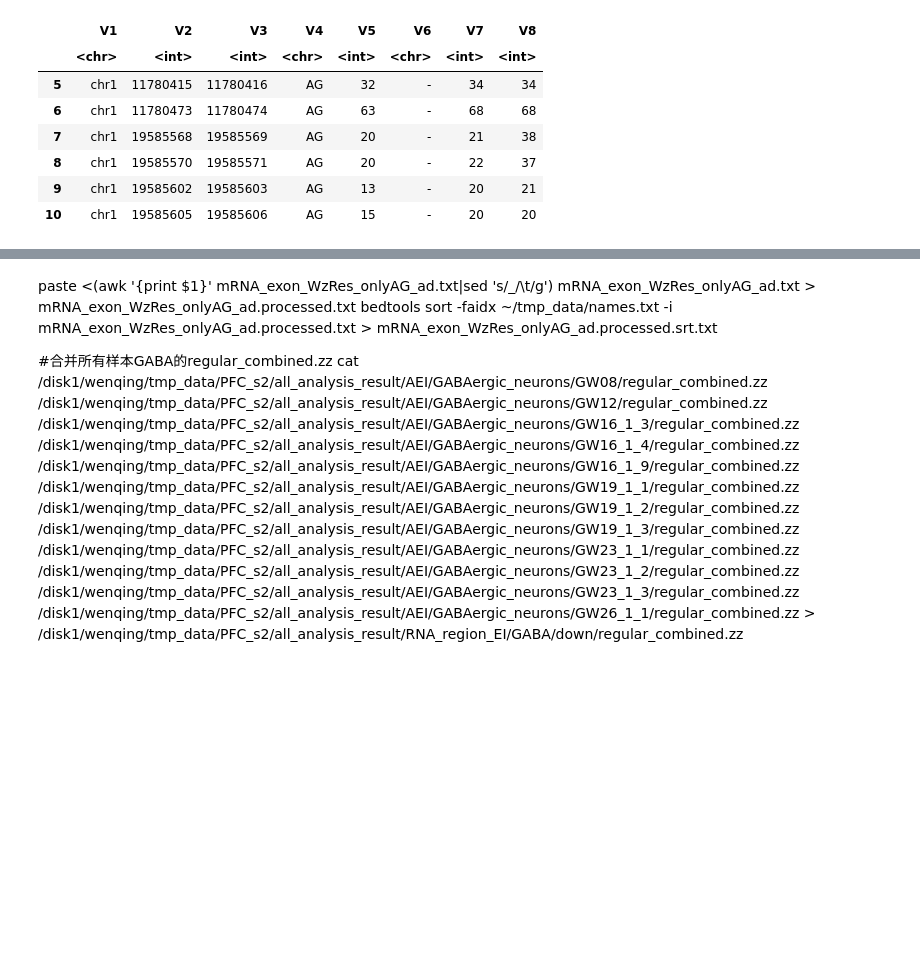
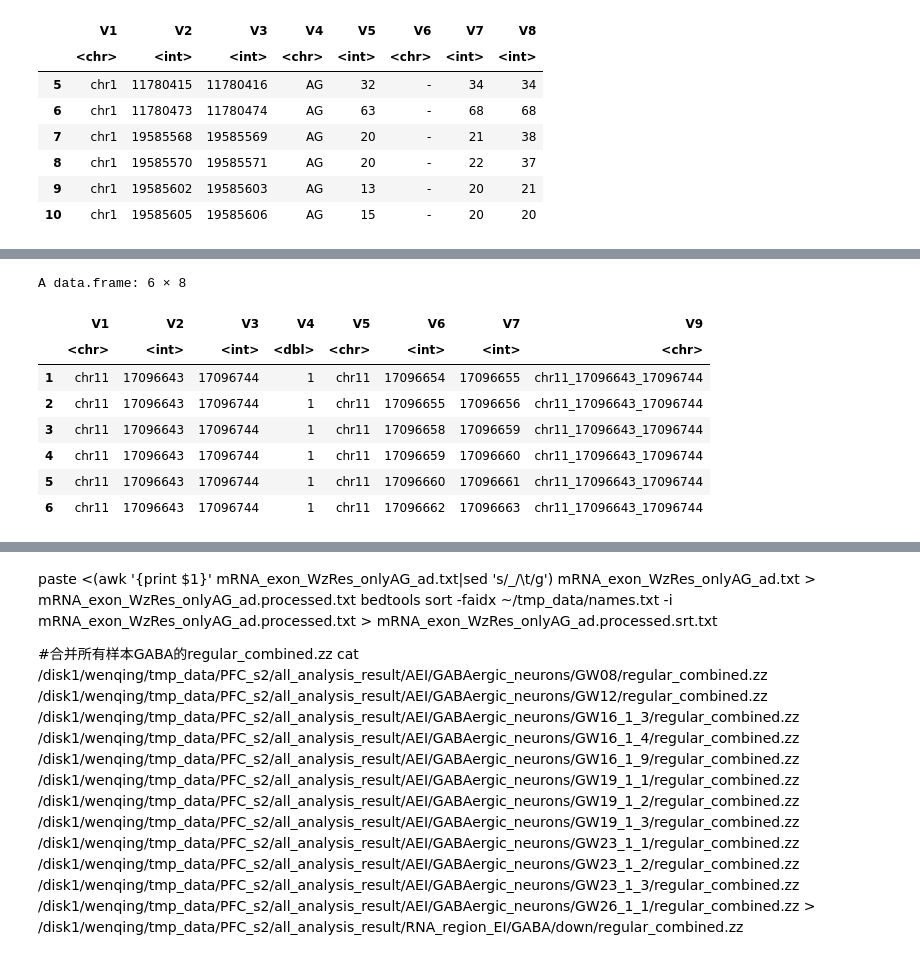
Before and after one commit to Wqing35/scRNA-editing, a Jupyter notebook: lncRNA_mRNA/exon与psi.ipynb, the cells around one changed output, grey strips where cells are left out. Drawn from its saved outputs; the diff is of its cells as text; code cells hidden in the pictures; blank space fills up the shorter version.

```diff
--- a/lncRNA_mRNA/exon与psi.ipynb
+++ b/lncRNA_mRNA/exon与psi.ipynb
@@ -126,0 +224,18 @@ write.table(regionWzRes_onlyAG_ad,"./mRNA_exon_WzRes_onlyAG_ad.txt",sep='\t',col
+# %%
+######整理整个发育阶段的regular.res（和all res有交集的）
+############
+setwd("/disk1/wenqing/tmp_data/PFC_s2/all_analysis_result/lncRNA_mRNA/3_groups_res/GABA/stable")
+
+RNA_res <- read.table("mRNA_stable_exon_regionFrompsi.res")
+RNA_res$V9 <- paste0(RNA_res$V1,"_",RNA_res$V2,"_",RNA_res$V3)
+head(RNA_res)
+# %% [output]
+A data.frame: 6 × 8
+|  | V1 | V2 | V3 | V4 | V5 | V6 | V7 | V9 |
+|  | <chr> | <int> | <int> | <dbl> | <chr> | <int> | <int> | <chr> |
+| 1 | chr11 | 17096643 | 17096744 | 1 | chr11 | 17096654 | 17096655 | chr11_17096643_17096744 |
+| 2 | chr11 | 17096643 | 17096744 | 1 | chr11 | 17096655 | 17096656 | chr11_17096643_17096744 |
+| 3 | chr11 | 17096643 | 17096744 | 1 | chr11 | 17096658 | 17096659 | chr11_17096643_17096744 |
+| 4 | chr11 | 17096643 | 17096744 | 1 | chr11 | 17096659 | 17096660 | chr11_17096643_17096744 |
+| 5 | chr11 | 17096643 | 17096744 | 1 | chr11 | 17096660 | 17096661 | chr11_17096643_17096744 |
+| 6 | chr11 | 17096643 | 17096744 | 1 | chr11 | 17096662 | 17096663 | chr11_17096643_17096744 |
```
Also changed, not shown: parts of 32 cells of this notebook, 20 other files.
